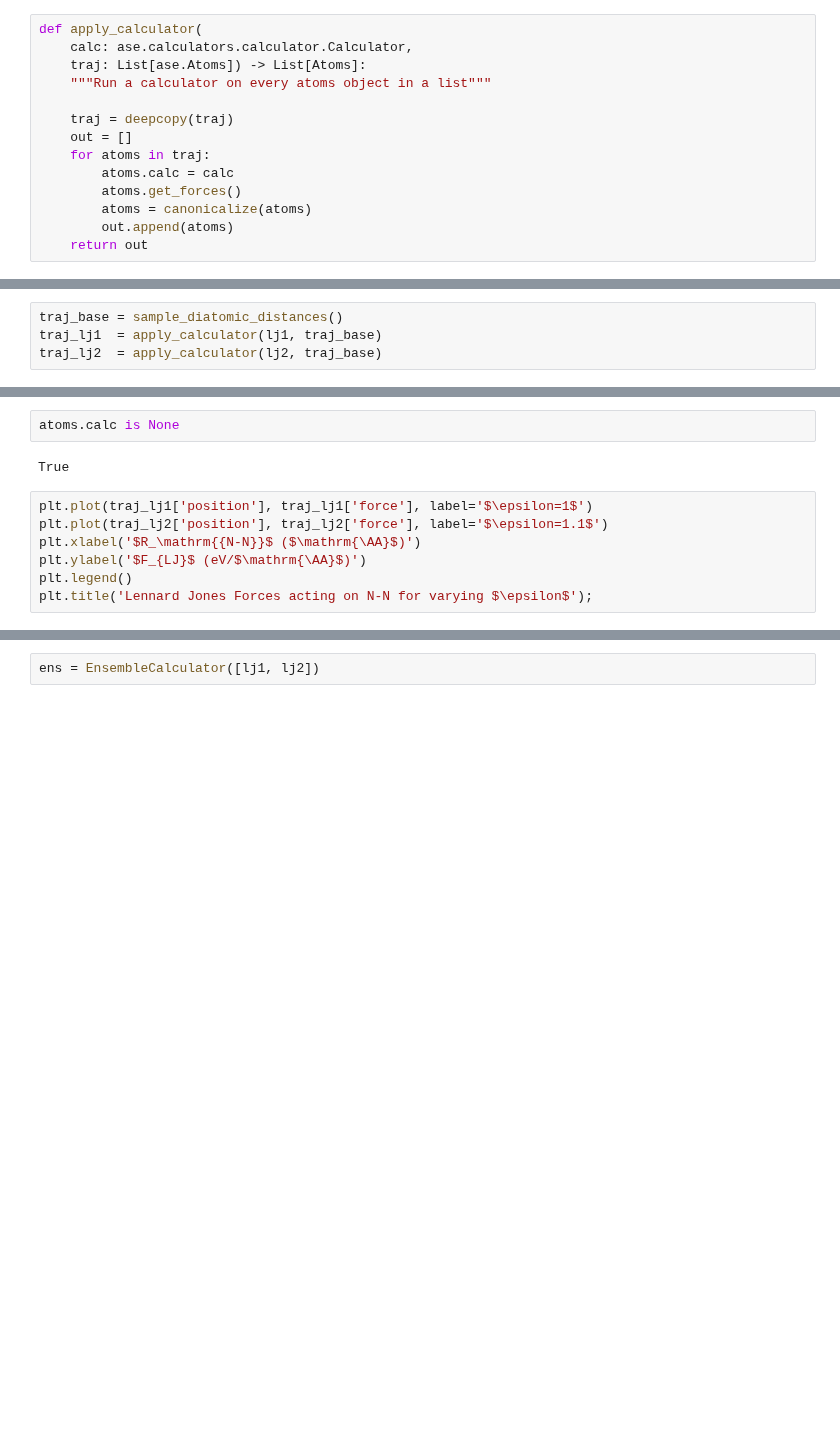
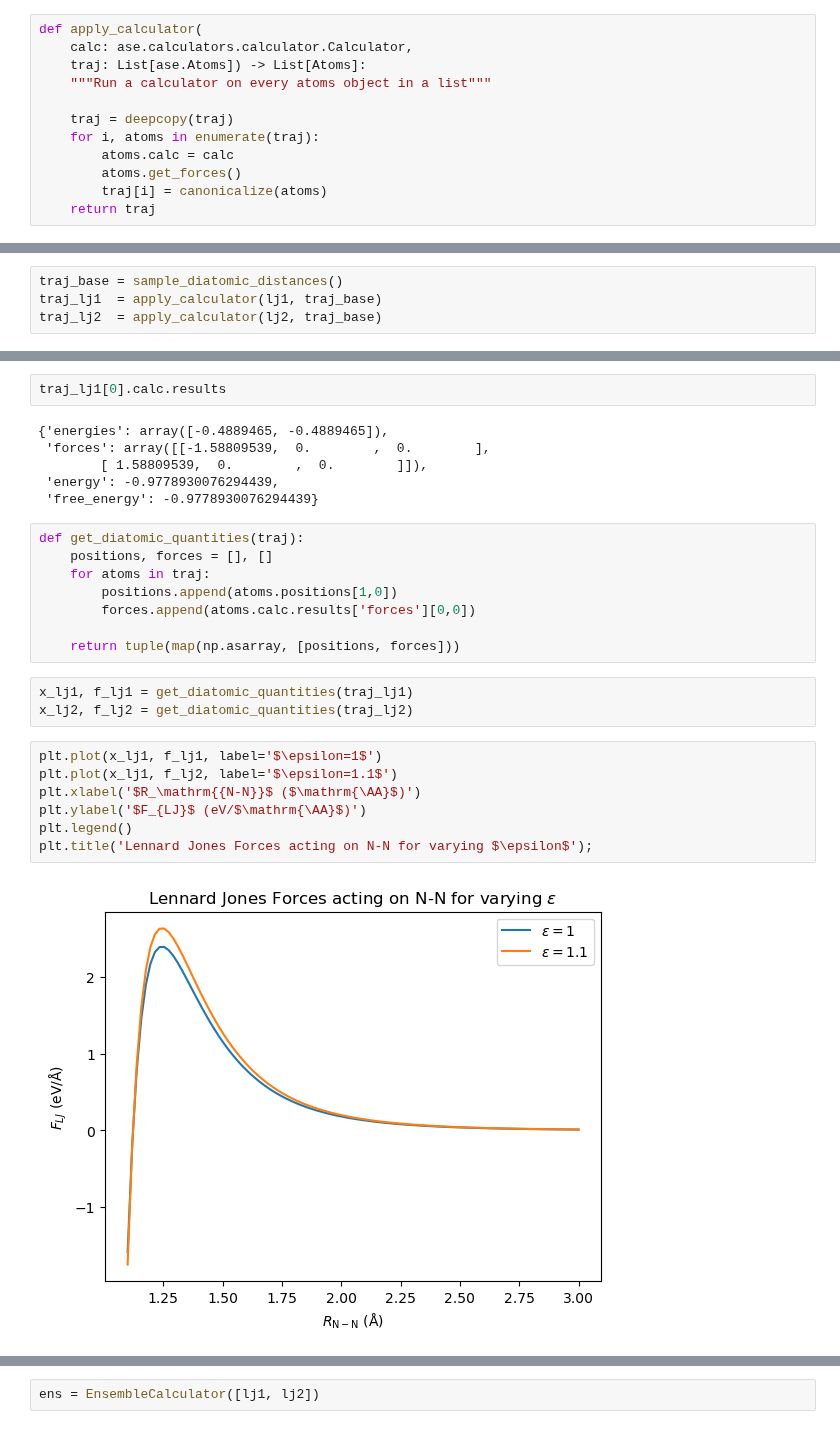
Before and after one commit to globus-labs/cascade, a Jupyter notebook: 2_cascade/2_prototype-audits.ipynb, the cells around one changed output, grey strips where cells are left out. Cells and saved outputs as stored; diff of their text form; blank space fills up the shorter version.

```diff
--- a/2_cascade/2_prototype-audits.ipynb
+++ b/2_cascade/2_prototype-audits.ipynb
@@ -48,13 +48,11 @@ def apply_calculator(
     """Run a calculator on every atoms object in a list"""
 
     traj = deepcopy(traj)
-    out = []
-    for atoms in traj:
+    for i, atoms in enumerate(traj):
         atoms.calc = calc
         atoms.get_forces()
-        atoms = canonicalize(atoms)
-        out.append(atoms)
-    return out
+        traj[i] = canonicalize(atoms)
+    return traj
 # %%
 lj1, lj2  = LennardJones(sigma=1, eps=1), LennardJones(sigma=1, epsilon=1.1)
 # %%
@@ -70,11 +68,28 @@ traj_lj1[:3]
 # %%
-atoms.calc is None
+traj_lj1[0].calc.results
 # %% [output]
-True
+{'energies': array([-0.4889465, -0.4889465]),
+ 'forces': array([[-1.58809539,  0.        ,  0.        ],
+        [ 1.58809539,  0.        ,  0.        ]]),
+ 'energy': -0.9778930076294439,
+ 'free_energy': -0.9778930076294439}
+# %%
+def get_diatomic_quantities(traj):
+    positions, forces = [], []
+    for atoms in traj:
+        positions.append(atoms.positions[1,0])
+        forces.append(atoms.calc.results['forces'][0,0])
+
+    return tuple(map(np.asarray, [positions, forces]))
+# %%
+x_lj1, f_lj1 = get_diatomic_quantities(traj_lj1)
+x_lj2, f_lj2 = get_diatomic_quantities(traj_lj2)
 # %%
-plt.plot(traj_lj1['position'], traj_lj1['force'], label='$\epsilon=1$')
-plt.plot(traj_lj2['position'], traj_lj2['force'], label='$\epsilon=1.1$')
+plt.plot(x_lj1, f_lj1, label='$\epsilon=1$')
+plt.plot(x_lj1, f_lj2, label='$\epsilon=1.1$')
 plt.xlabel('$R_\mathrm{{N-N}}$ ($\mathrm{\AA}$)')
 plt.ylabel('$F_{LJ}$ (eV/$\mathrm{\AA}$)')
 plt.legend()
 plt.title('Lennard Jones Forces acting on N-N for varying $\epsilon$');
+# %% [output]
+[figure, added]
```
Also changed, not shown: parts of 20 cells of this notebook, 1 other file.
